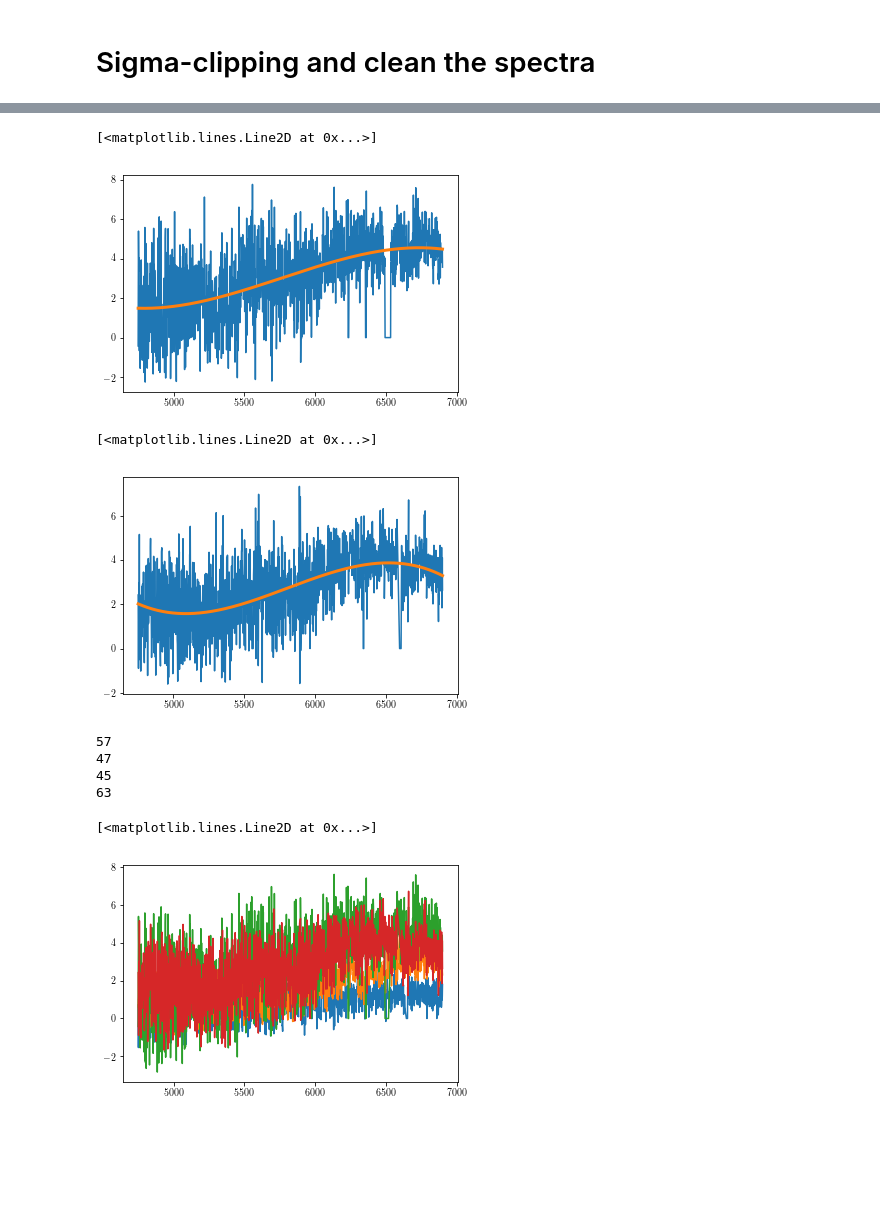
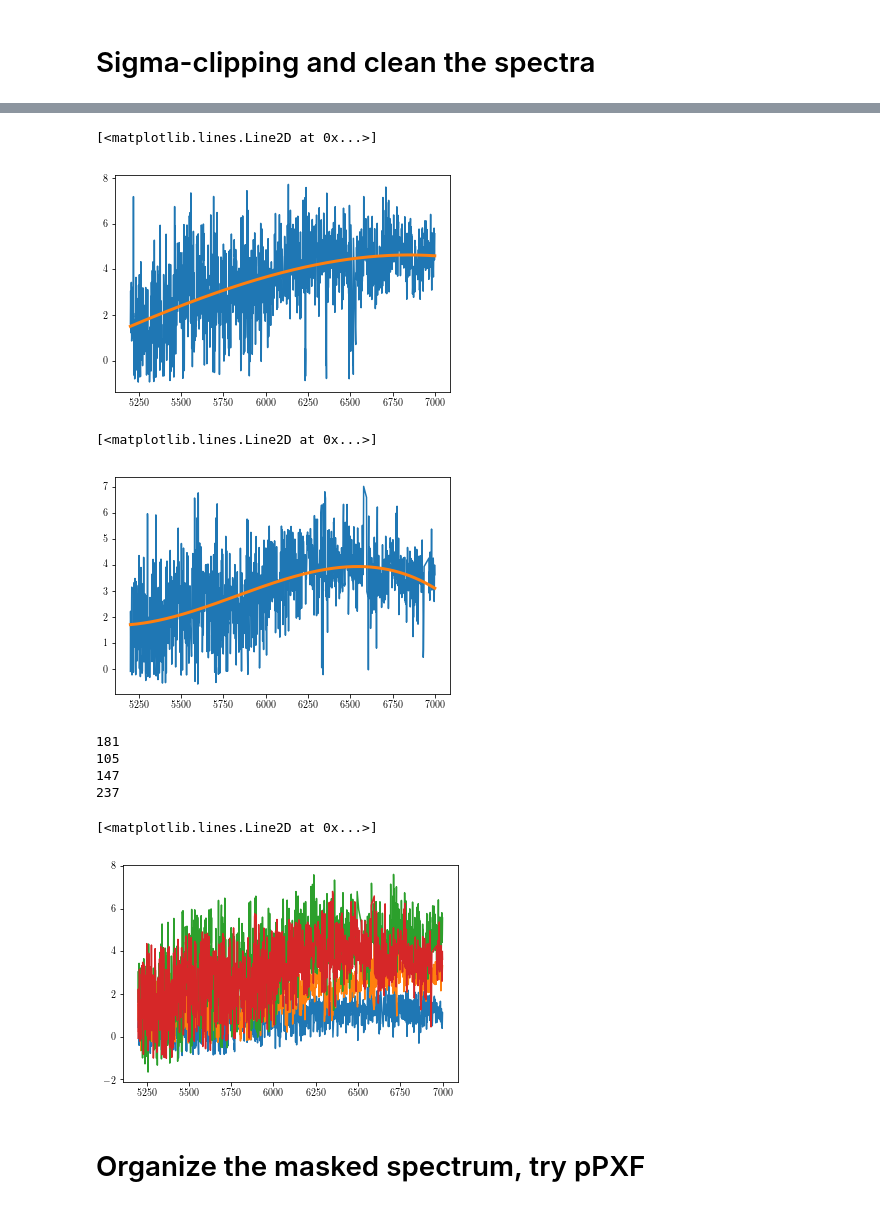
Before and after one commit to lwymarie/HSC_BCG_specz, a Jupyter notebook: analysis/kast_sdss_compare.ipynb, the cells around one changed output, grey strips where cells are left out. Drawn from its saved outputs; the diff is of its cells as text; code cells hidden in the pictures; blank space fills up the shorter version.

```diff
--- a/analysis/kast_sdss_compare.ipynb
+++ b/analysis/kast_sdss_compare.ipynb
@@ -619,3 +597,37 @@ kast_4_sig_use = kast_4_sig[wave_mask]
+# %%
+wave_min, wave_max = 5200.0, 7000.0
+wave_lin = wave_min + np.arange(int(wave_max - wave_min) * 2.0) * 0.5
+
+kast_1_wave_use = wave_lin
+kast_1_flux_intrp = InterpolatedUnivariateSpline(kast_1_wave, kast_1_flux)
+kast_1_flux_use = kast_1_flux_intrp(wave_lin)
+
+kast_1_sig_intrp = InterpolatedUnivariateSpline(kast_1_wave, kast_1_sig ** 2.0)
+kast_1_sig_use = np.sqrt(kast_1_sig_intrp(wave_lin))
+
+
+kast_2_wave_use = wave_lin
+kast_2_flux_intrp = InterpolatedUnivariateSpline(kast_2_wave, kast_2_flux)
+kast_2_flux_use = kast_2_flux_intrp(wave_lin)
+
+kast_2_sig_intrp = InterpolatedUnivariateSpline(kast_2_wave, kast_2_sig ** 2.0)
+kast_2_sig_use = np.sqrt(kast_2_sig_intrp(wave_lin))
+
+
+kast_3_wave_use = wave_lin
+kast_3_flux_intrp = InterpolatedUnivariateSpline(kast_3_wave, kast_3_flux)
+kast_3_flux_use = kast_3_flux_intrp(wave_lin)
+
+kast_3_sig_intrp = InterpolatedUnivariateSpline(kast_3_wave, kast_3_sig ** 2.0)
+kast_3_sig_use = np.sqrt(kast_3_sig_intrp(wave_lin))
+
+
+kast_4_wave_use = wave_lin
+kast_4_flux_intrp = InterpolatedUnivariateSpline(kast_4_wave, kast_4_flux)
+kast_4_flux_use = kast_4_flux_intrp(wave_lin)
+
+kast_4_sig_intrp = InterpolatedUnivariateSpline(kast_4_wave, kast_4_sig ** 2.0)
+kast_4_sig_use = np.sqrt(kast_4_sig_intrp(wave_lin))
 # %%
 kast_1_flux_clip = sigma_clip(kast_1_flux_use, iters=5,
                               stdfunc=np.nanstd,
@@ -678,7 +690,7 @@ plt.plot(kast_3_wave_use,
          kast_3_poly_cont, linewidth=3)
 # %% [output]
 [<matplotlib.lines.Line2D at 0x...>]
-[figure, old version]
+[figure, new version]
 # %%
 kast_4_poly_1d = np.poly1d(np.polyfit(kast_4_wave_use[~kast_4_flux_clip.mask],
                                       kast_4_flux_use[~kast_4_flux_clip.mask], 3))
@@ -691,7 +703,7 @@ plt.plot(kast_4_wave_use,
          kast_4_poly_cont, linewidth=3)
 # %% [output]
 [<matplotlib.lines.Line2D at 0x...>]
-[figure, old version]
+[figure, new version]
 # %%
 kast_1_flux_clip = sigma_clip(kast_1_flux_use - kast_1_poly_cont, iters=5,
                               stdfunc=np.nanstd,
@@ -721,22 +733,24 @@ kast_4_flux_clip = sigma_clip(kast_4_flux_use - kast_4_poly_cont, iters=5,
 kast_4_flux_mask = kast_4_flux_clip.mask
 print(np.sum(kast_4_flux_mask))
 # %% [output]
-57
-47
-45
-63
+181
+105
+147
+237
 # %%
-plt.plot(kast_1_wave_use[~kast_1_flux_clip.mask],
-         kast_1_flux_use[~kast_1_flux_clip.mask])
+plt.plot(kast_1_wave_use[~kast_1_flux_mask],
+         kast_1_flux_use[~kast_1_flux_mask])
 
 plt.plot(kast_2_wave_use[~kast_2_flux_clip.mask],
          kast_2_flux_use[~kast_2_flux_clip.mask])
 
 plt.plot(kast_3_wave_use[~kast_3_flux_clip.mask],
          kast_3_flux_use[~kast_3_flux_clip.mask])
 
 plt.plot(kast_4_wave_use[~kast_4_flux_clip.mask],
          kast_4_flux_use[~kast_4_flux_clip.mask])
 # %% [output]
 [<matplotlib.lines.Line2D at 0x...>]
-[figure, old version]
+[figure, new version]
+# %% [markdown]
+# Organize the masked spectrum, try pPXF
```
Also changed, not shown: parts of 13 cells of this notebook.
